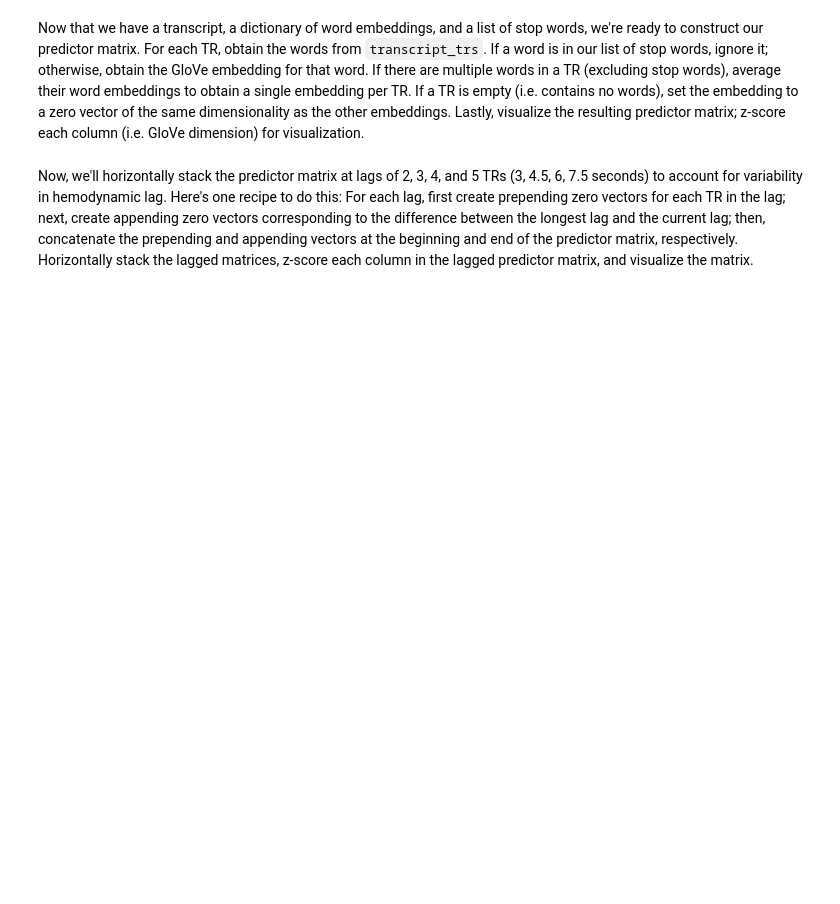
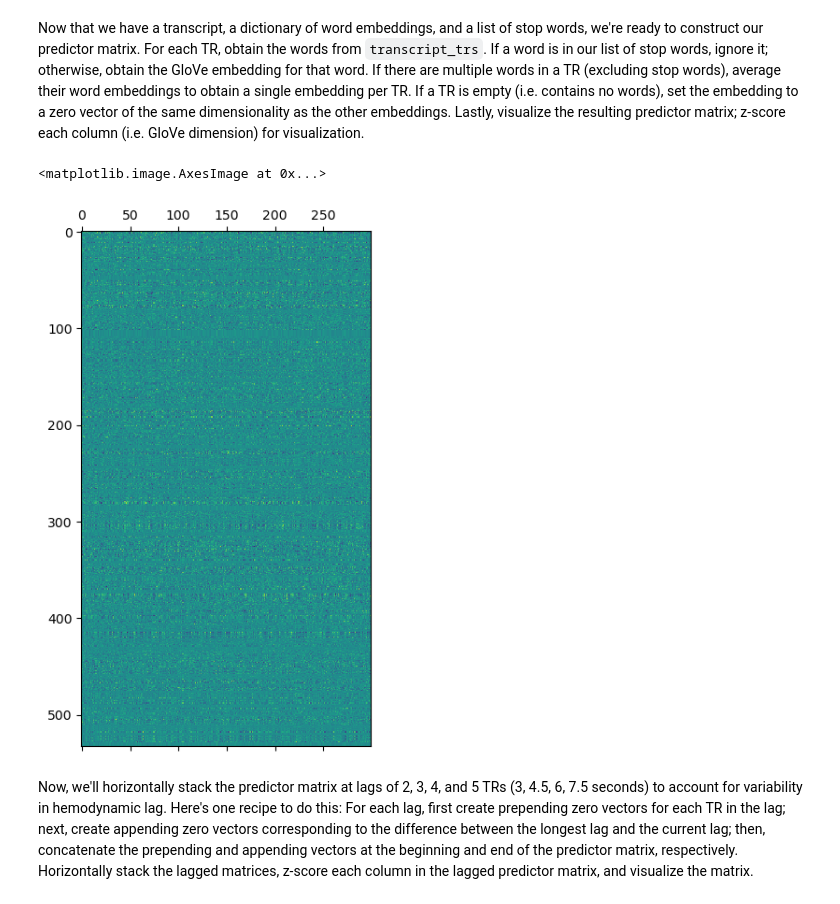
Before and after one commit to snastase/neu502b-2024, a Jupyter notebook: comp-02/comp-02-encoding.ipynb, the cells around one changed output. Saved outputs shown, nothing was run; the diff lists cells and outputs as text; code cells hidden in the pictures; blank space fills up the shorter version.

```diff
--- a/comp-02/comp-02-encoding.ipynb
+++ b/comp-02/comp-02-encoding.ipynb
@@ -77,8 +118,33 @@ stopwords = np.load('nltk_stopwords.npy')
 Now that we have a transcript, a dictionary of word embeddings, and a list of stop words, we're ready to construct our predictor matrix. For each TR, obtain the words from `transcript_trs`. If a word is in our list of stop words, ignore it; otherwise, obtain the GloVe embedding for that word. If there are multiple words in a TR (excluding stop words), average their word embeddings to obtain a single embedding per TR. If a TR is empty (i.e. contains no words), set the embedding to a zero vector of the same dimensionality as the other embeddings. Lastly, visualize the resulting predictor matrix; z-score each column (i.e. GloVe dimension) for visualization.
 # %%
 # Assign GloVe embeddings to each TR:
+# Assign GloVe embeddings to each TR:
+glove_dim = 300
+
+embeddings = []
+for t in transcript_trs:
+    embeddings_tr = []
+
+    # Grab the embedding for each word in a TR
+    for w in t:
+
+        # Ignore stop words
+        if w not in stopwords:
+            embeddings_tr.append(glove[w])
+
+    # For non-empty TRs, average the embeddings
+    if len(embeddings_tr) > 0:
+        embeddings_tr = np.mean(embeddings_tr, axis=0)
+    else:
+        embeddings_tr = np.zeros(glove_dim)
+    embeddings.append(embeddings_tr)
 # %%
 # Visualize predictor matrix of GloVe embeddings:
+from scipy.stats import zscore
+plt.matshow(zscore(embeddings,axis=0))
+# %% [output]
+<matplotlib.image.AxesImage at 0x...>
+[figure, added]
 # %% [markdown]
 Now, we'll horizontally stack the predictor matrix at lags of 2, 3, 4, and 5 TRs (3, 4.5, 6, 7.5 seconds) to account for variability in hemodynamic lag. Here's one recipe to do this: For each lag, first create prepending zero vectors for each TR in the lag; next, create appending zero vectors corresponding to the difference between the longest lag and the current lag; then, concatenate the prepending and appending vectors at the beginning and end of the predictor matrix, respectively. Horizontally stack the lagged matrices, z-score each column in the lagged predictor matrix, and visualize the matrix.
 # %%
```
Also changed, not shown: parts of 9 cells of this notebook, 9 other files.
